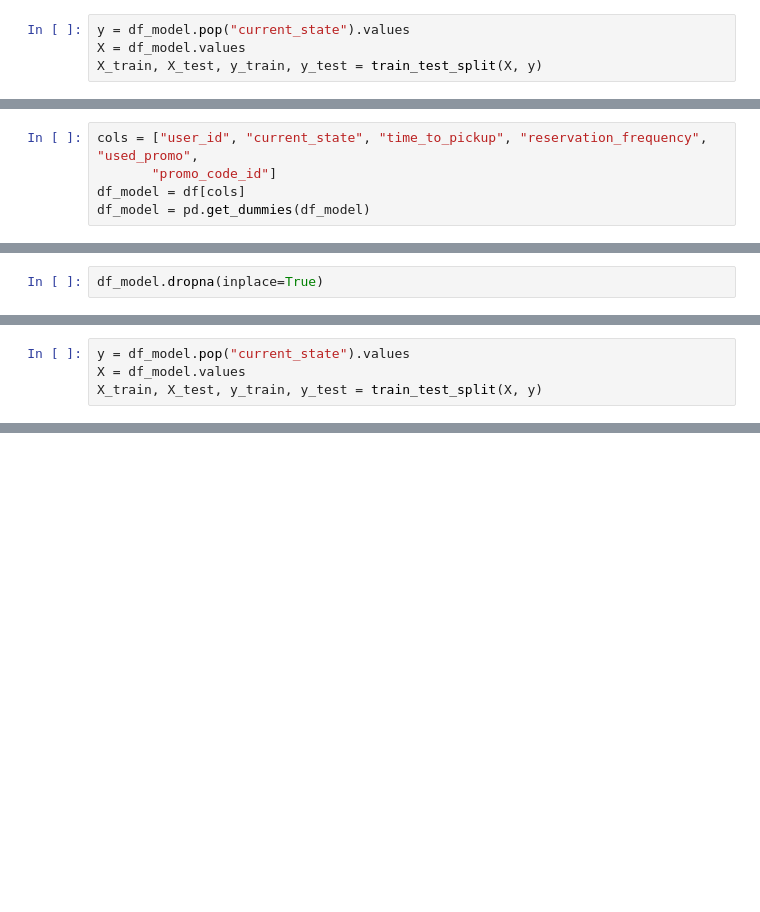
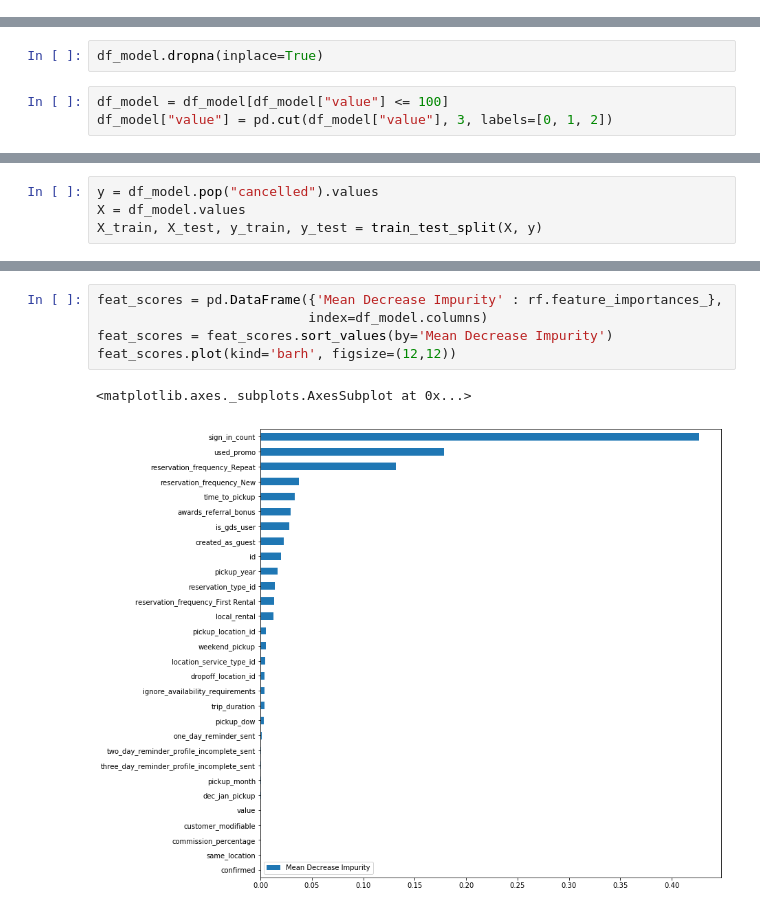
Before and after one commit to mengeling/silvercar-cancellation-predictor, a Jupyter notebook: EDA/silvercar.ipynb, the cells around one changed output, grey strips where cells are left out. Saved outputs shown, nothing was run; the diff lists cells and outputs as text; blank space fills up the shorter version.

```diff
--- a/EDA/silvercar.ipynb
+++ b/EDA/silvercar.ipynb
@@ -233,4 +374,0 @@ df_model.dropna(inplace=True)
-# %%
-y = df_model.pop("current_state").values
-X = df_model.values
-X_train, X_test, y_train, y_test = train_test_split(X, y)
@@ -249,8 +375,3 @@ rf.score(X_test, y_test)
-# %%
-cols = ["user_id", "current_state", "time_to_pickup", "reservation_frequency", "used_promo",
-       "promo_code_id"]
-df_model = df[cols]
-df_model = pd.get_dummies(df_model)
 # %%
 df_codes = df_promo_codes[["id", "promotion_id"]].set_index("id")
 # %%
@@ -267,3 +388,6 @@ df_model = df_model.join(df_users_model, how="left", on="user_id")
 df_model.drop("user_id", axis=1, inplace=True)
 # %%
 df_model.dropna(inplace=True)
+# %%
+df_model = df_model[df_model["value"] <= 100]
+df_model["value"] = pd.cut(df_model["value"], 3, labels=[0, 1, 2])
@@ -270,5 +402,5 @@ df_model.dropna(inplace=True)
 # %%
-y = df_model.pop("current_state").values
+y = df_model.pop("cancelled").values
 X = df_model.values
 X_train, X_test, y_train, y_test = train_test_split(X, y)
 # %%
@@ -285,0 +418,8 @@ rf.score(X_test, y_test)
+# %%
+feat_scores = pd.DataFrame({'Mean Decrease Impurity' : rf.feature_importances_},
+                           index=df_model.columns)
+feat_scores = feat_scores.sort_values(by='Mean Decrease Impurity')
+feat_scores.plot(kind='barh', figsize=(12,12))
+# %% [output]
+<matplotlib.axes._subplots.AxesSubplot at 0x...>
+[figure, added]
```
Also changed, not shown: parts of 53 cells of this notebook.
